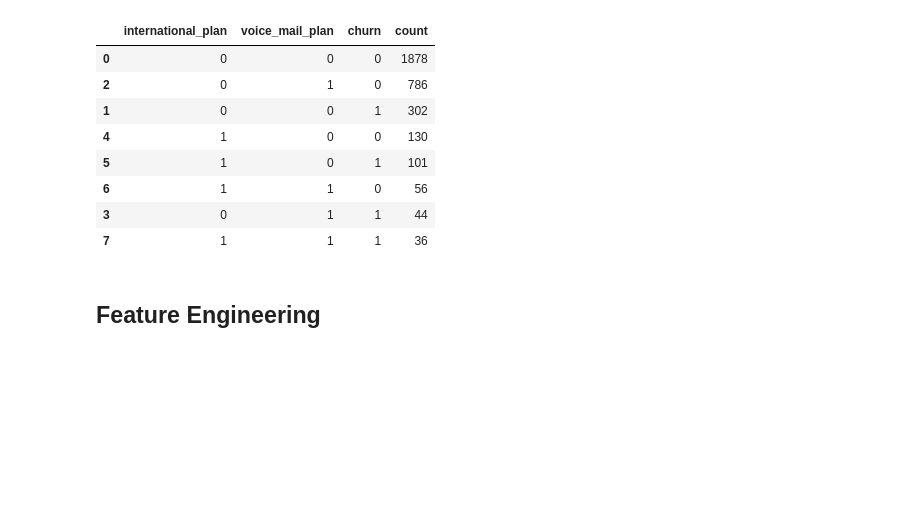
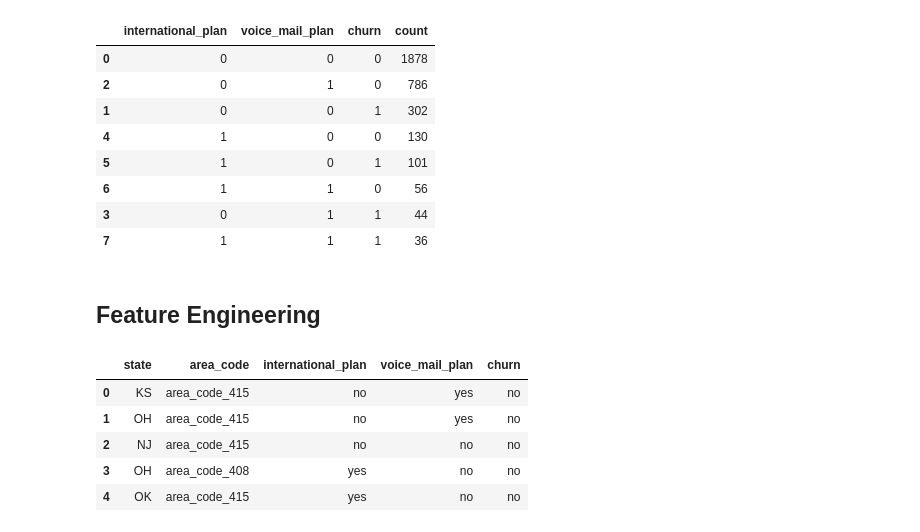
Before and after one commit to naiaraap/Predicting_Customer_Churn_in_Telecommunication_Operators, a Jupyter notebook: Predicting_Customer_Churn_in_Telecom_Operators.ipynb, the cells around one changed output. Saved outputs shown, nothing was run; the diff lists cells and outputs as text; code cells hidden in the pictures; blank space fills up the shorter version.

```diff
--- a/Predicting_Customer_Churn_in_Telecom_Operators.ipynb
+++ b/Predicting_Customer_Churn_in_Telecom_Operators.ipynb
@@ -515,6 +515,15 @@ display(pd.DataFrame(dic).sort_values(by ='count', ascending=False))
 | 7 | 1 | 1 | 1 | 36 |
 # %% [markdown]
 ## Feature Engineering
+# %%
+df_train_cat.head()
+# %% [output]
+|  | state | area_code | international_plan | voice_mail_plan | churn |
+| 0 | KS | area_code_415 | no | yes | no |
+| 1 | OH | area_code_415 | no | yes | no |
+| 2 | NJ | area_code_415 | no | no | no |
+| 3 | OH | area_code_408 | yes | no | no |
+| 4 | OK | area_code_415 | yes | no | no |
 # %%
 # df_new_train_cat = df_train_cat
 df_new_train_cat = df_train_cat
```
Also changed, not shown: parts of 2 cells of this notebook.
